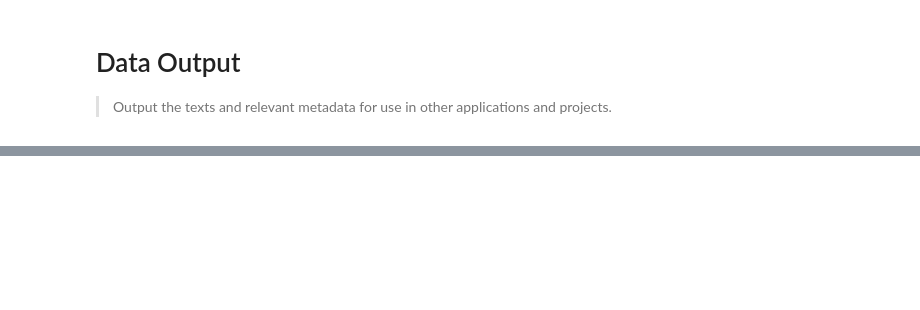
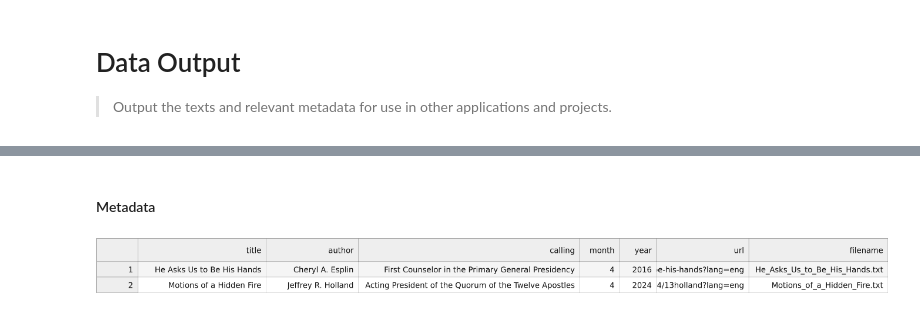
Before and after one commit to c-a-s-t-l-e/general-conference-extractor, a Jupyter notebook: nbs/02_Data_Output.ipynb, the cells around one changed output, grey strips where cells are left out. Saved outputs shown, nothing was run; the diff lists cells and outputs as text; code cells hidden in the pictures; blank space fills up the shorter version.

```diff
--- a/nbs/02_Data_Output.ipynb
+++ b/nbs/02_Data_Output.ipynb
@@ -54,0 +94,6 @@ metadata_csv_path = './metadata.csv'
+# %% [markdown]
+#### Metadata
+# %%
+display(Image(filename='./images/gen_conf_extract_metadata.png'))
+# %% [output]
+[figure, added]
```
Also changed, not shown: parts of 7 cells of this notebook, 7 other files.
